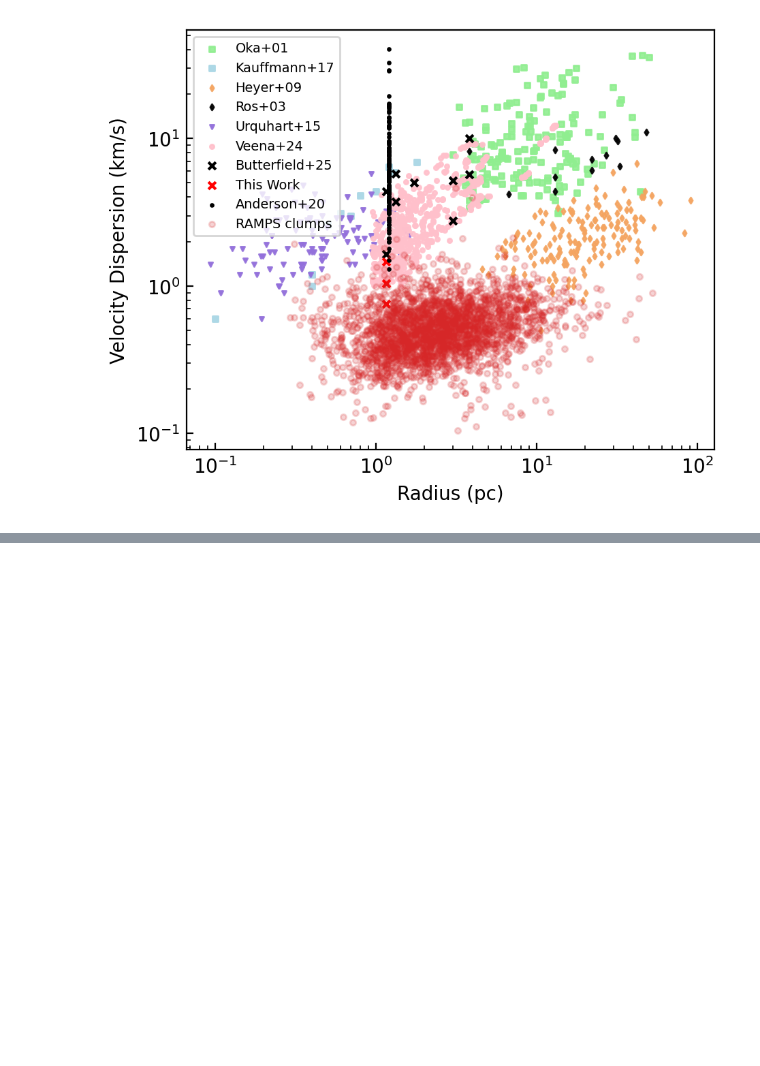
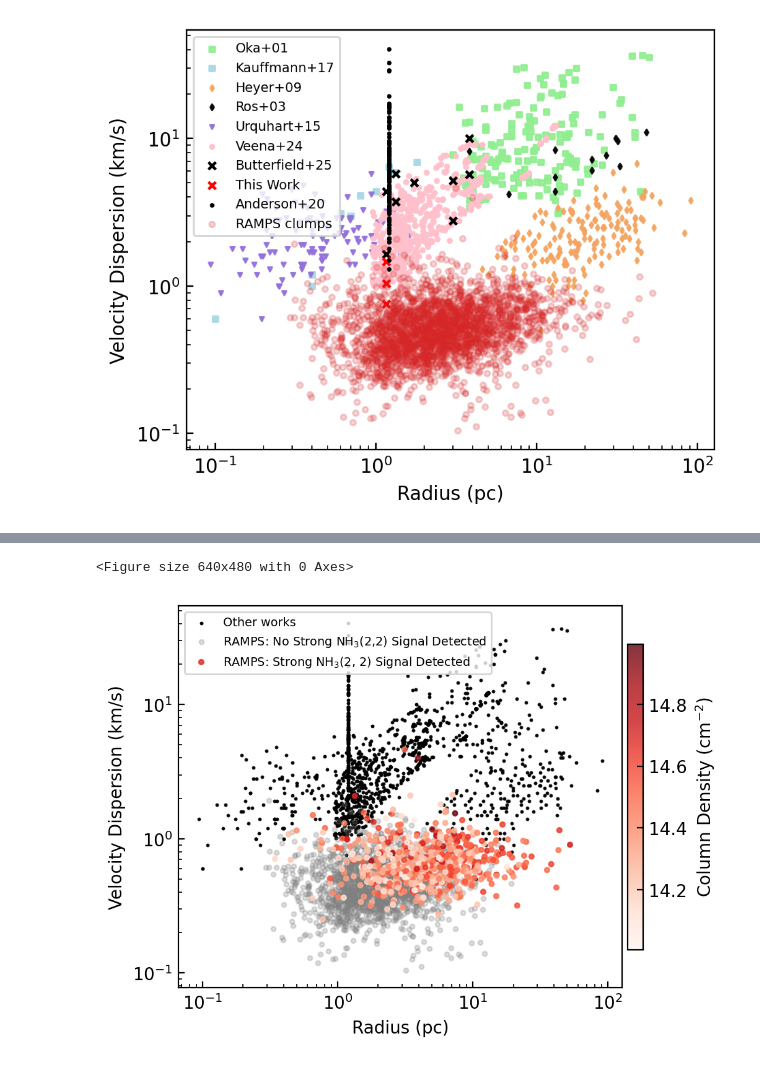
Before and after one commit to harrisonfwest/GBO-REU, a Jupyter notebook: Butterfield_plotting/linewidth_plot.ipynb, the cells around one changed output, grey strips where cells are left out. Saved outputs shown, nothing was run; the diff lists cells and outputs as text; code cells hidden in the pictures; blank space fills up the shorter version.

```diff
--- a/Butterfield_plotting/linewidth_plot.ipynb
+++ b/Butterfield_plotting/linewidth_plot.ipynb
@@ -635,0 +528,47 @@ plt.savefig("/users/hfwest/GBO-REU/plots/New-Comp-Larson7--West-Morgan.png",bbox
+# %%
+plt.clf()
+
+plt.figure(figsize=(w+.5, h), dpi=d)
+plt.loglog(r1,l1)
+
+plt.scatter(oka01_r, oka01_l, s=5, color='black', marker='.',alpha=0.9) #, set_sizes(12.0))
+plt.scatter(kauf_r,kauf_l, s=5, color='black', marker='.')
+plt.scatter(heyer09_r, heyer09_l, s=5, color='black',alpha=0.9, marker='.')
+plt.scatter(caselli95_r, caselli95_l, s=5, color='black',alpha=0.9, marker='.')
+plt.scatter(morgan_r, morgan_l, s=5, color='black',alpha=0.9, marker='.')
+plt.scatter(veena24_r,veena24_l, s=5, color='black', alpha=0.9, marker = '.')
+#plt.scatter(x_data, y_data, c='r', label='data')
+#plt.scatter(whole_r,whole_e, s=12, c='red', label='component 1', marker='X')
+#plt.scatter(whole_r,whole_m, s=12, c='k', label='component 2', marker='+')
+plt.scatter(midr,midl, s=5, color='black', marker='.')
+plt.scatter(new_r,new_l, s=5, color='black', marker='.')
+plt.scatter(SgrE_and_r,SgrE_and_l, s=5, color='black', label='Other works', marker = '.')
+#plt.annotate('',(0.75,7),xytext=(1.25,7),arrowprops=dict(arrowstyle='-|>',facecolor='black'))
+#plt.plot(x_func, y_func, color='black', linewidth=0.5, linestyle='dashed', label='$\sigma(v) = 5.5 r^{0.66}$')
+#plt.plot(x_func, y_func1, c='b', label='$\sigma(x) = 4.5 r^{0.66}$')
+v=[0.108,60.0,0.5,40.0]
+# plt.axis(v)
+plt.xlabel('Radius (pc)')
+plt.ylabel('Velocity Dispersion (km/s)')
+#plt.title('Linewidth-Size Relationship')
+
+mask = data['log10(N_tot,ba)'] >= 14 # this can be replaced with ~data['log10(N_tot,ba)'].isna()] to select for (2,2) detections in their entirety,
+                                     # but this just selects for the ones with a column density greater than 14 as a cutoff point for 'strong' detections
+sigma_vals = data['sigma'][mask]
+length_vals = data['theta_maj'][mask] * np.pi/(60*180) * data['d1'][mask] * 1000
+other_sigmas = data['sigma'][~mask]
+other_length_vals = data['theta_maj'][~mask] * np.pi/(60*180) * data['d1'][~mask] * 1000
+
+plt.scatter(other_length_vals, other_sigmas, marker = 'o', c = 'gray', label = 'RAMPS: No Strong NH$_3$(2,2) Signal Detected', alpha = .25, s = 7)
+plt.scatter(length_vals, sigma_vals, marker = 'o', c = data['log10(N_tot,ba)'][mask], cmap = 'Reds', label = 'RAMPS: Strong NH$_3$(2, 2) Signal Detected', alpha = .8, s = 7)
+
+plt.colorbar(label = 'Column Density (cm$^{-2}$)', pad = 0.01, shrink = 0.8, aspect = 20)
+
+plt.legend(fontsize='x-small')#, bbox_to_anchor=(1, 0.5))
+
+# plt.show()
+
+plt.savefig("/users/hfwest/GBO-REU/plots/New-Comp-Larson8--West-Morgan.png",bbox_inches = 'tight', pad_inches = 0.1)
+# %% [output]
+<Figure size 640x480 with 0 Axes>
+[figure, added]
```
Also changed, not shown: parts of 4 cells of this notebook, 4 other files.
